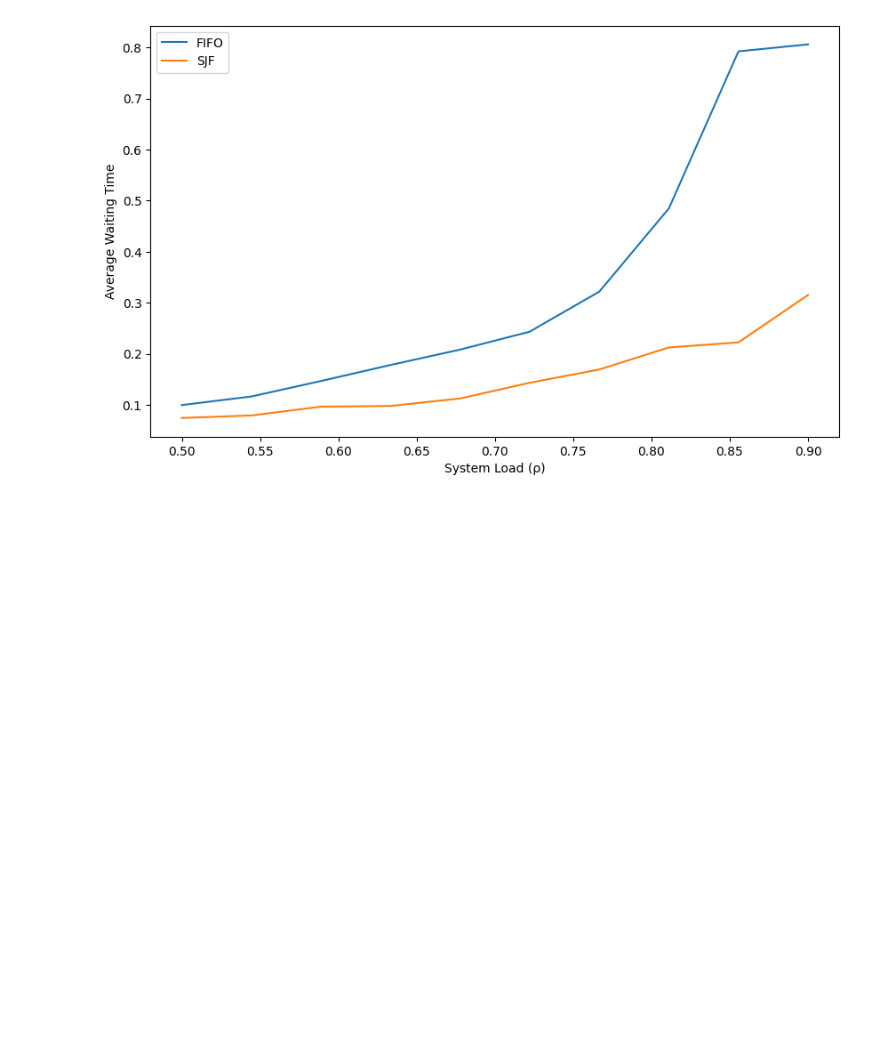
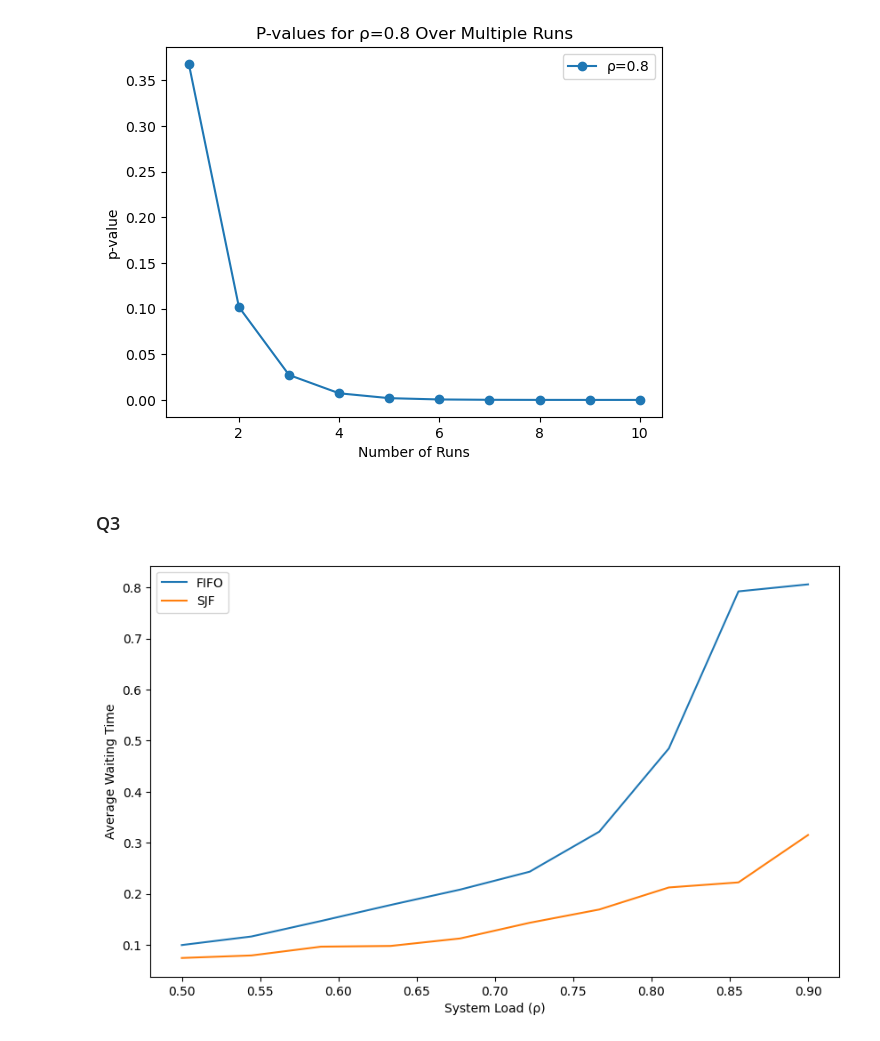
Before and after one commit to jazminli/DES-Simulation-Assignment2, a Jupyter notebook: DES.ipynb, the cells around one changed output. Drawn from its saved outputs; the diff is of its cells as text; code cells hidden in the pictures; blank space fills up the shorter version.

```diff
--- a/DES.ipynb
+++ b/DES.ipynb
@@ -265,3 +177,66 @@ Load 0.9: FIFO vs. SJF p-value = 0.0000
+# %%
+# Set the random seed for reproducibility
+random.seed(42)
+
+def customer(env, server, service_rate, wait_times):
+    """Customer process."""
+    arrival_time = env.now
+    with server.request() as request:
+        yield request
+        yield env.timeout(random.expovariate(service_rate))
+        wait_time = env.now - arrival_time
+        wait_times.append(wait_time)
+
+def setup(env, n_servers, service_rate, arrival_rate, wait_times):
+    """Set up the simulation environment."""
+    server = simpy.Resource(env, capacity=n_servers)
+    while True:
+        yield env.timeout(random.expovariate(arrival_rate))
+        env.process(customer(env, server, service_rate, wait_times))
+
+def run_simulation(n_servers, service_rate, arrival_rate, sim_time):
+    """Run the simulation and return all wait times."""
+    env = simpy.Environment()
+    wait_times = []
+    env.process(setup(env, n_servers, service_rate, arrival_rate, wait_times))
+    env.run(until=sim_time)
+    return wait_times
+
+# Parameters
+servers = [1, 2, 4]
+target_load = 0.8  # Set the target load for which we want to plot the p-values
+sim_time = 10000
+num_runs = 10
+service_rate = 10
+
+# Run the simulations for the target load
+results = {n: [] for n in servers}
+for n in servers:
+    lambda_rate = target_load * service_rate
+    for _ in range(num_runs):
+        wait_times = run_simulation(n, service_rate, lambda_rate / n, sim_time)
+        average_wait = np.mean(wait_times) if wait_times else 0
+        results[n].append(average_wait)
+
+# Perform Kruskal-Wallis tests for the target load and accumulate the p-values
+p_values = []
+for run in range(1, num_runs + 1):
+    samples = [results[n][:run] for n in servers]
+    statistic, p_value = kruskal(*samples)
+    p_values.append(p_value)
+
+# Plot the accumulated p-values for the target load
+plt.plot(range(1, num_runs + 1), p_values, marker='o', label=f'ρ={target_load}')
+
+plt.xlabel('Number of Runs')
+plt.ylabel('p-value')
+plt.title(f'P-values for ρ={target_load} Over Multiple Runs')
+plt.legend()
+plt.show()
+# %% [output]
+[figure, added]
+# %% [markdown]
+### Q3
 # %%
 #Question 3
 import heapq
```
Also changed, not shown: parts of 8 cells of this notebook.
